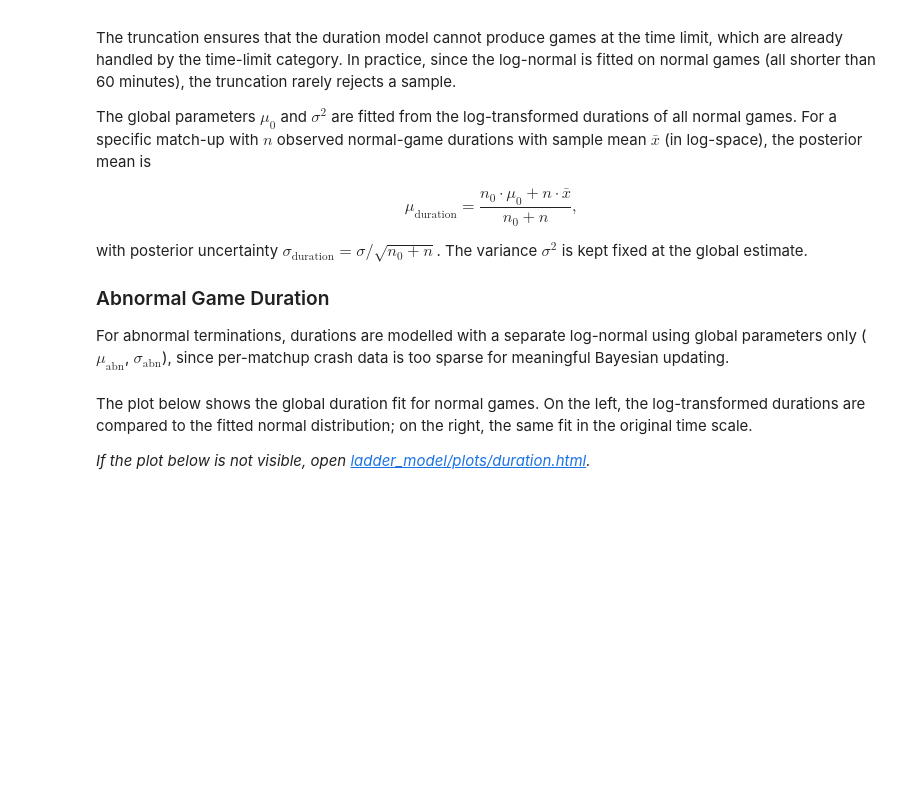
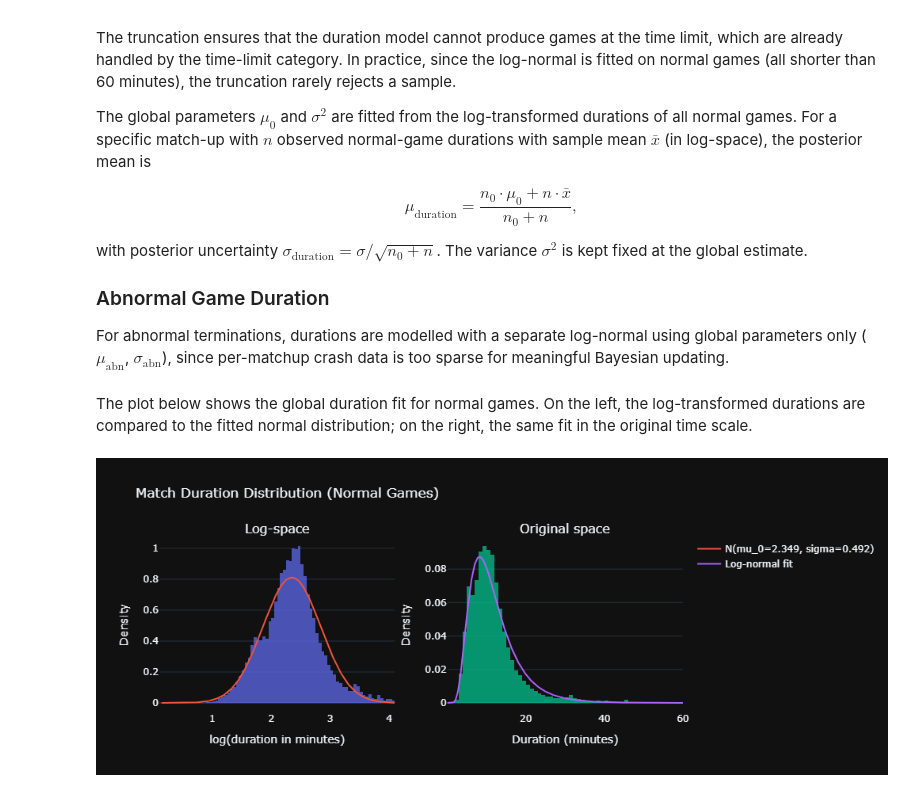
Before and after one commit to maxnus/sc2-matchmaking-prototype, a Jupyter notebook: ladder_model.ipynb, the cells around one changed output. Drawn from its saved outputs; the diff is of its cells as text; code cells hidden in the pictures; blank space fills up the shorter version.

```diff
--- a/ladder_model.ipynb
+++ b/ladder_model.ipynb
@@ -147,8 +147,6 @@ with posterior uncertainty $\sigma_\text{duration} = \sigma / \sqrt{n_0 + n}$. T
 For abnormal terminations, durations are modelled with a separate log-normal using global parameters only ($\mu_\text{abn}$, $\sigma_\text{abn}$), since per-matchup crash data is too sparse for meaningful Bayesian updating.
 # %% [markdown]
 The plot below shows the global duration fit for normal games. On the left, the log-transformed durations are compared to the fitted normal distribution; on the right, the same fit in the original time scale.
-
-*If the plot below is not visible, open [ladder_model/plots/duration.html](ladder_model/plots/duration.html).*
 # %%
 import json
 import numpy as np
@@ -173,32 +171,34 @@ mu_0, sigma = gp["mu_0"], gp["sigma"]
 
 fig = make_subplots(rows=1, cols=2, subplot_titles=["Log-space", "Original space"])
 
 # Left: log-duration + normal fit
 fig.add_trace(go.Histogram(
     x=log_dur, nbinsx=100, histnorm="probability density",
     name="Observed", opacity=0.7, showlegend=False,
 ), row=1, col=1)
 x_log = np.linspace(log_dur.min(), log_dur.max(), 200)
 fig.add_trace(go.Scatter(
     x=x_log, y=stats.norm.pdf(x_log, mu_0, sigma),
     mode="lines", name=f"N(mu_0={mu_0:.3f}, sigma={sigma:.3f})",
     line=dict(width=2),
 ), row=1, col=1)
 
 # Right: duration + log-normal fit
 fig.add_trace(go.Histogram(
     x=dur.values, nbinsx=100, histnorm="probability density",
     name="Observed", opacity=0.7, showlegend=False,
 ), row=1, col=2)
 x_dur = np.linspace(0.01, 60, 500)
 fig.add_trace(go.Scatter(
     x=x_dur, y=stats.lognorm.pdf(x_dur, s=sigma, scale=np.exp(mu_0)),
     mode="lines", name="Log-normal fit", line=dict(width=2),
 ), row=1, col=2)
 
 fig.update_xaxes(title_text="log(duration in minutes)", row=1, col=1)
 fig.update_xaxes(title_text="Duration (minutes)", row=1, col=2)
 fig.update_yaxes(title_text="Density", row=1, col=1)
 fig.update_yaxes(title_text="Density", row=1, col=2)
-fig.update_layout(title="Match Duration Distribution (Normal Games)")
-fig.show()
+fig.update_layout(title="Match Duration Distribution (Normal Games)", width=1000, height=400)
+fig.show(renderer="png")
+# %% [output]
+[figure, added]
```
Also changed, not shown: parts of 2 cells of this notebook.
